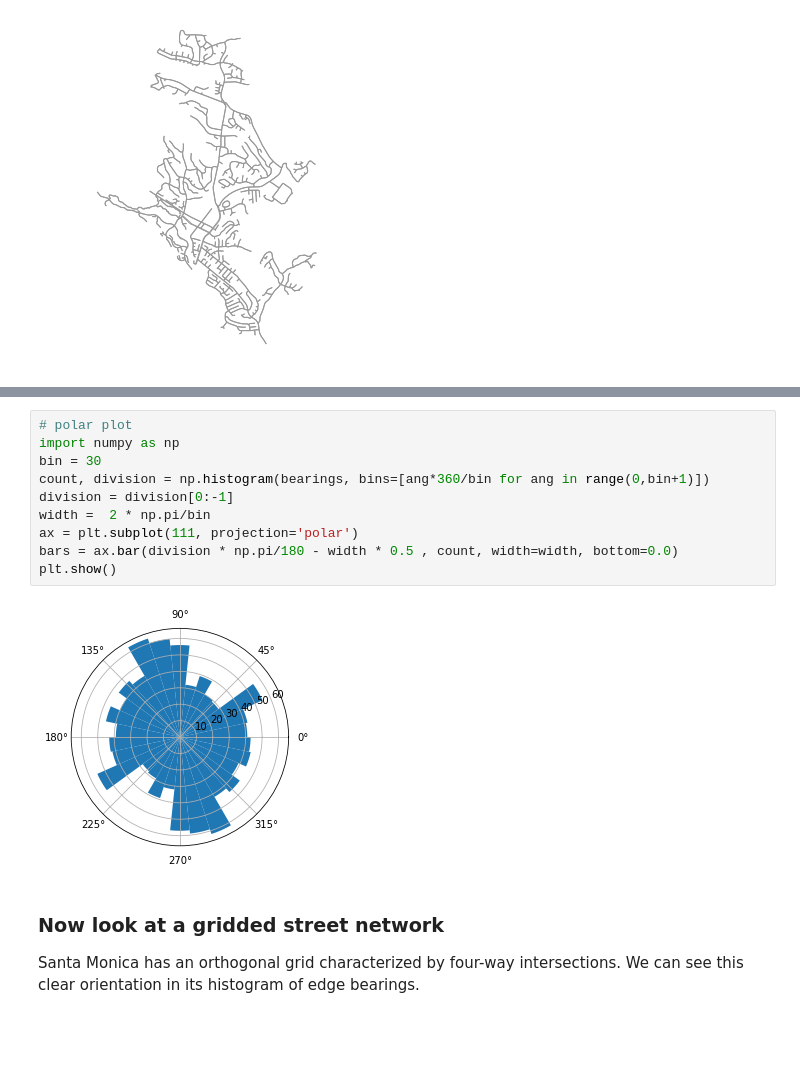
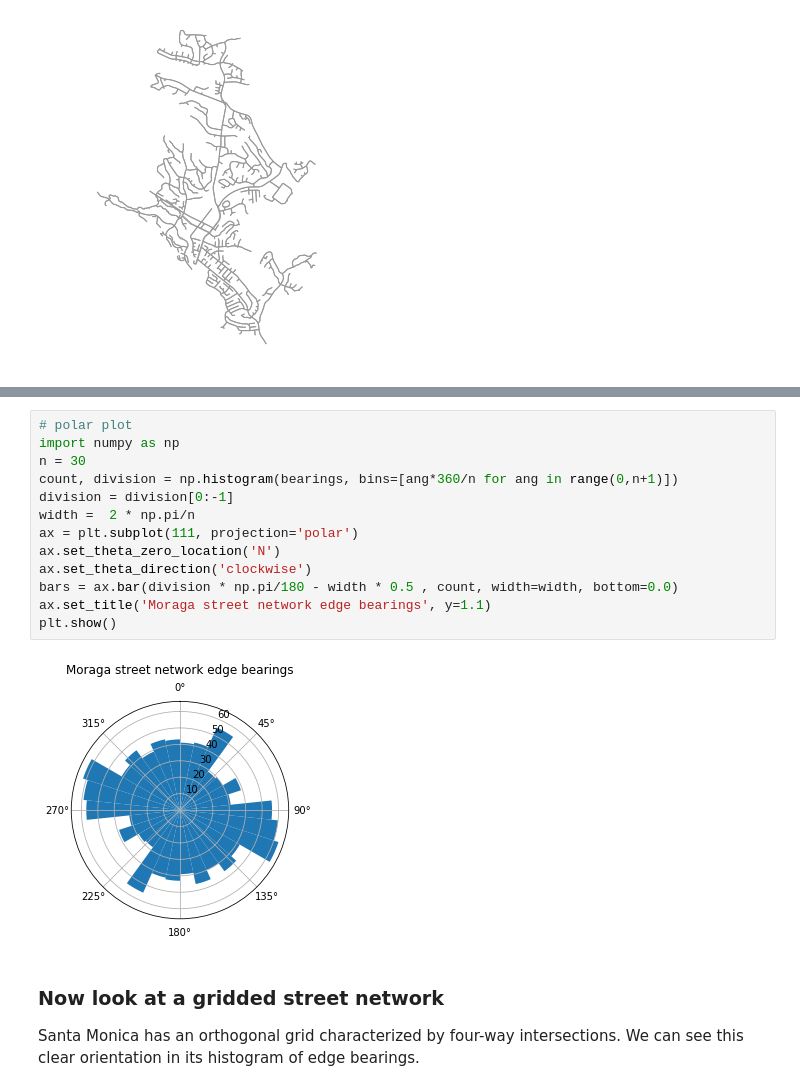
Before and after one commit to gboeing/osmnx-examples, a Jupyter notebook: notebooks/15-calculate-visualize-edge-bearings.ipynb, the cells around one changed output, grey strips where cells are left out. Drawn from its saved outputs; the diff is of its cells as text; blank space fills up the shorter version.

Commit message:
update polar plots

```diff
--- a/notebooks/15-calculate-visualize-edge-bearings.ipynb
+++ b/notebooks/15-calculate-visualize-edge-bearings.ipynb
@@ -33,15 +33,18 @@ plt.show()
 # %%
 # polar plot
 import numpy as np
-bin = 30
-count, division = np.histogram(bearings, bins=[ang*360/bin for ang in range(0,bin+1)])
+n = 30
+count, division = np.histogram(bearings, bins=[ang*360/n for ang in range(0,n+1)])
 division = division[0:-1]
-width =  2 * np.pi/bin
+width =  2 * np.pi/n
 ax = plt.subplot(111, projection='polar')
+ax.set_theta_zero_location('N')
+ax.set_theta_direction('clockwise')
 bars = ax.bar(division * np.pi/180 - width * 0.5 , count, width=width, bottom=0.0)
+ax.set_title('Moraga street network edge bearings', y=1.1)
 plt.show()
 # %% [output]
-[figure, old version]
+[figure, new version]
 # %% [markdown]
 ### Now look at a gridded street network
 
```
Also changed, not shown: parts of 2 cells of this notebook.
